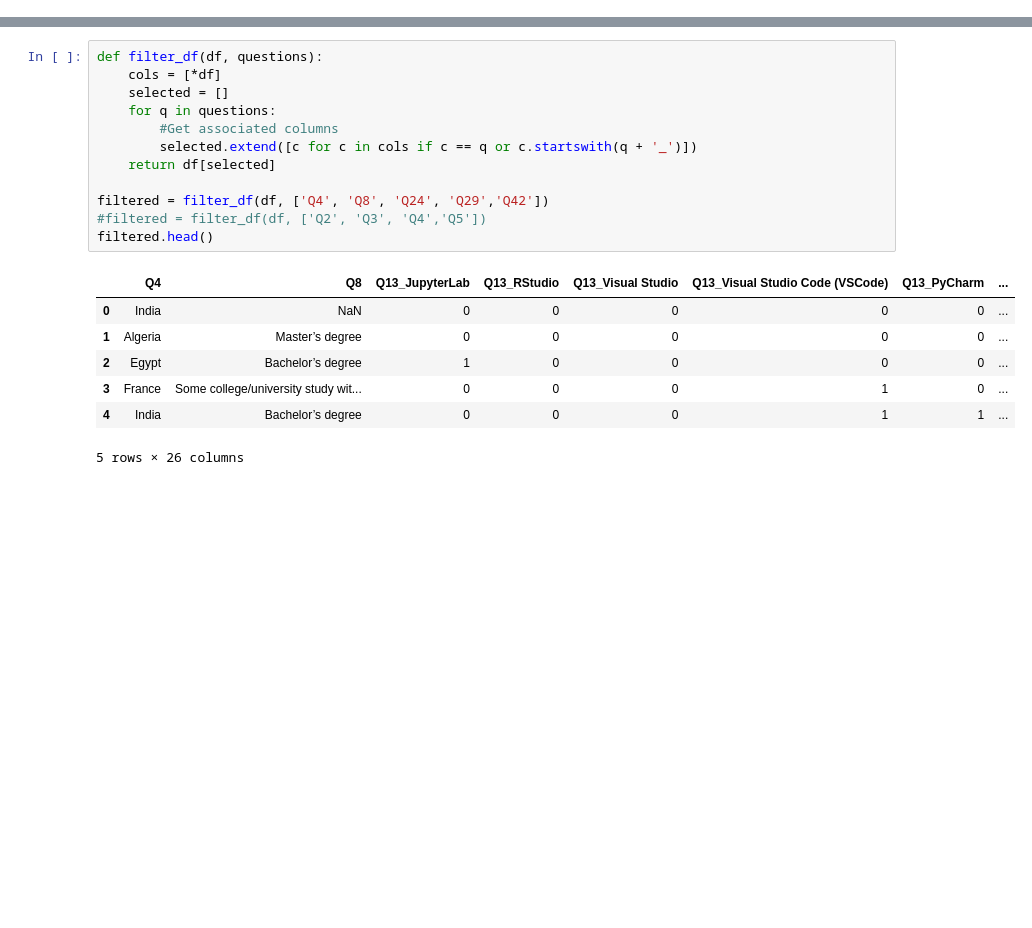
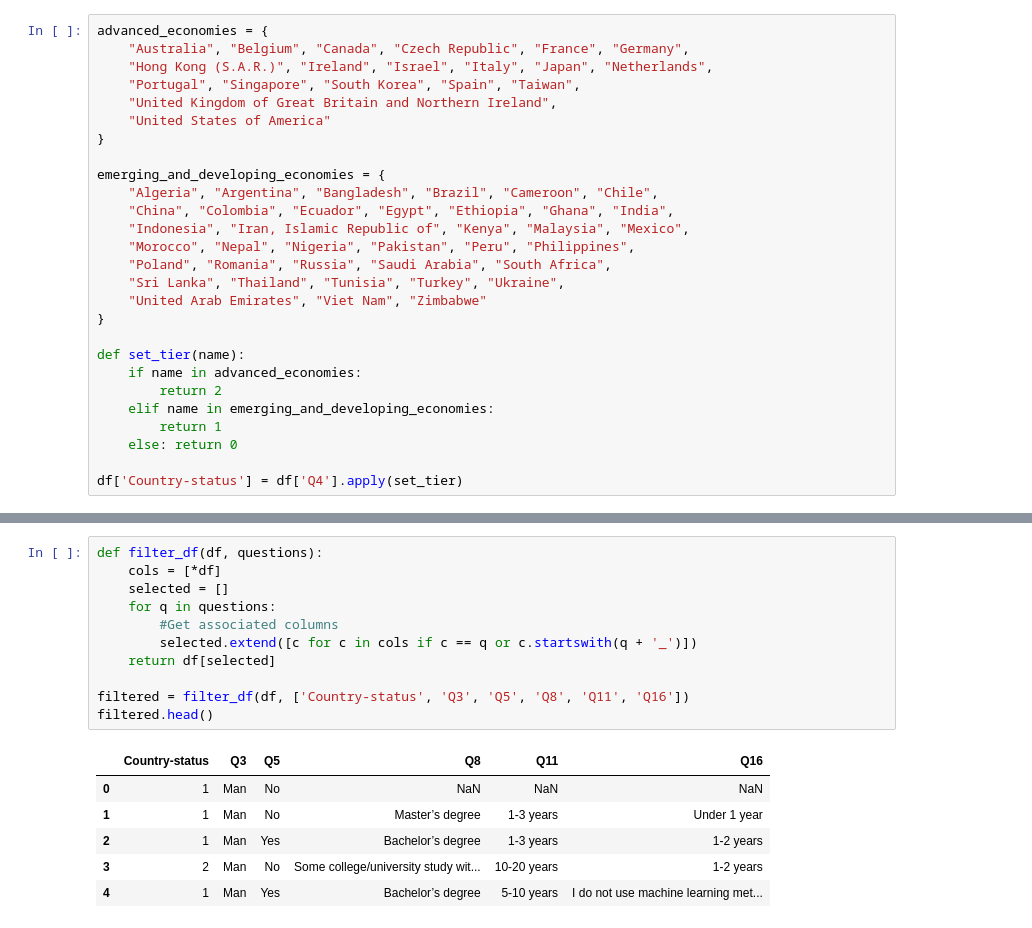
Before and after one commit to vlcfaria/kaggle-datamine, a Jupyter notebook: analysis.ipynb, the cells around one changed output, grey strips where cells are left out. Drawn from its saved outputs; the diff is of its cells as text; blank space fills up the shorter version.

```diff
--- a/analysis.ipynb
+++ b/analysis.ipynb
@@ -17,0 +29,27 @@ df.head()
+# %%
+advanced_economies = {
+    "Australia", "Belgium", "Canada", "Czech Republic", "France", "Germany",
+    "Hong Kong (S.A.R.)", "Ireland", "Israel", "Italy", "Japan", "Netherlands",
+    "Portugal", "Singapore", "South Korea", "Spain", "Taiwan",
+    "United Kingdom of Great Britain and Northern Ireland",
+    "United States of America"
+}
+
+emerging_and_developing_economies = {
+    "Algeria", "Argentina", "Bangladesh", "Brazil", "Cameroon", "Chile",
+    "China", "Colombia", "Ecuador", "Egypt", "Ethiopia", "Ghana", "India",
+    "Indonesia", "Iran, Islamic Republic of", "Kenya", "Malaysia", "Mexico",
+    "Morocco", "Nepal", "Nigeria", "Pakistan", "Peru", "Philippines",
+    "Poland", "Romania", "Russia", "Saudi Arabia", "South Africa",
+    "Sri Lanka", "Thailand", "Tunisia", "Turkey", "Ukraine",
+    "United Arab Emirates", "Viet Nam", "Zimbabwe"
+}
+
+def set_tier(name):
+    if name in advanced_economies:
+        return 2
+    elif name in emerging_and_developing_economies:
+        return 1
+    else: return 0
+
+df['Country-status'] = df['Q4'].apply(set_tier)
@@ -18,20 +62,18 @@ df.head()
 # %%
 def filter_df(df, questions):
     cols = [*df]
     selected = []
     for q in questions:
         #Get associated columns
         selected.extend([c for c in cols if c == q or c.startswith(q + '_')])
     return df[selected]
 
-filtered = filter_df(df, ['Q4', 'Q8', 'Q24', 'Q29','Q42'])
-#filtered = filter_df(df, ['Q2', 'Q3', 'Q4','Q5'])
+filtered = filter_df(df, ['Country-status', 'Q3', 'Q5', 'Q8', 'Q11', 'Q16'])
 filtered.head()
 # %% [output]
-|  | Q4 | Q8 | Q13_JupyterLab | Q13_RStudio | Q13_Visual Studio | Q13_Visual Studio Code (VSCode) | Q13_PyCharm | ... |
-| 0 | India | NaN | 0 | 0 | 0 | 0 | 0 | ... |
-| 1 | Algeria | Master’s degree | 0 | 0 | 0 | 0 | 0 | ... |
-| 2 | Egypt | Bachelor’s degree | 1 | 0 | 0 | 0 | 0 | ... |
-| 3 | France | Some college/university study wit... | 0 | 0 | 0 | 1 | 0 | ... |
-| 4 | India | Bachelor’s degree | 0 | 0 | 0 | 1 | 1 | ... |
+|  | Country-status | Q3 | Q5 | Q8 | Q11 | Q16 |
+| 0 | 1 | Man | No | NaN | NaN | NaN |
+| 1 | 1 | Man | No | Master’s degree | 1-3 years | Under 1 year |
+| 2 | 1 | Man | Yes | Bachelor’s degree | 1-3 years | 1-2 years |
+| 3 | 2 | Man | No | Some college/university study wit... | 10-20 years | 1-2 years |
+| 4 | 1 | Man | Yes | Bachelor’s degree | 5-10 years | I do not use machine learning met... |
-5 rows × 26 columns
```
Also changed, not shown: parts of 15 cells of this notebook, 3 other files.
